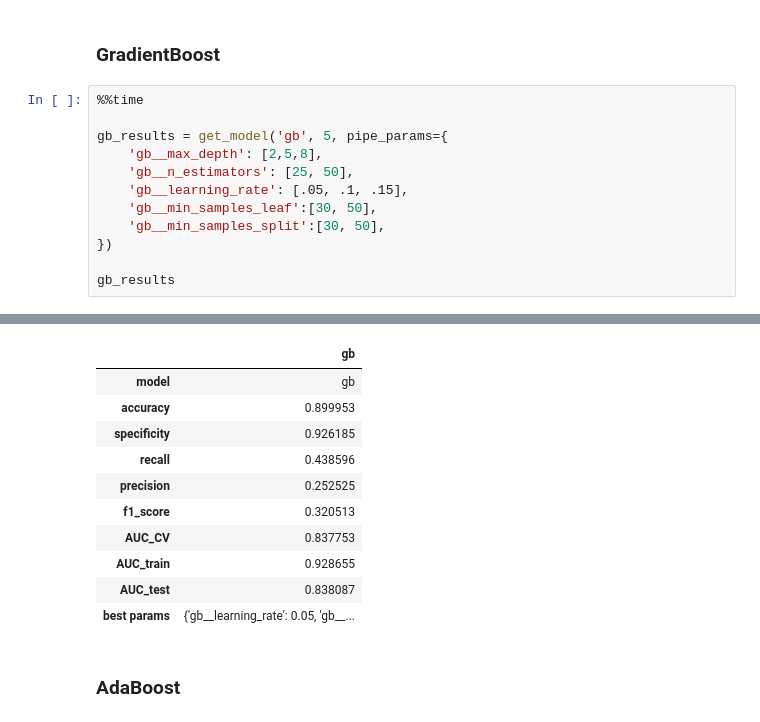
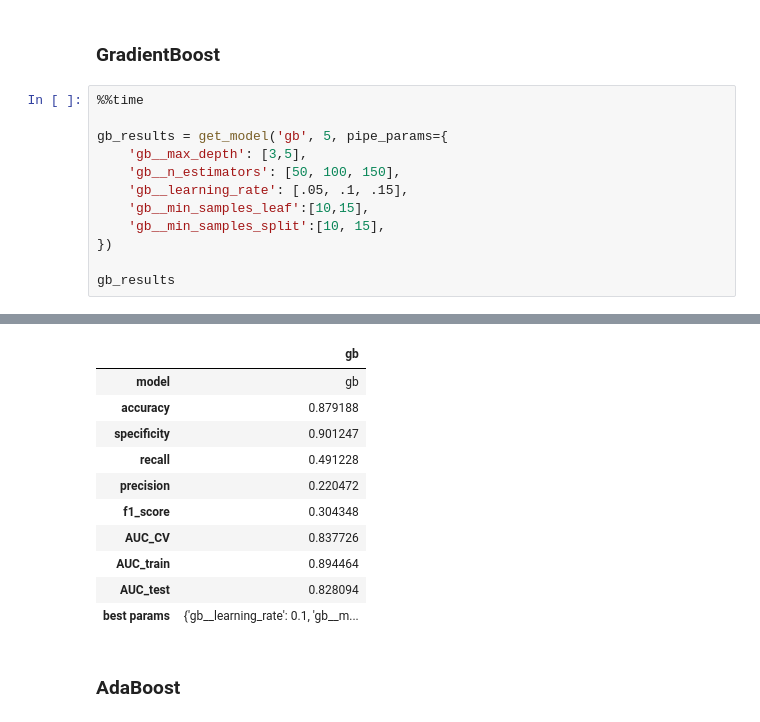
Before and after one commit to jh-mei/Group-4-Project, a Jupyter notebook: code/Part_2_Modelling.ipynb, the cells around one changed output, grey strips where cells are left out. Saved outputs shown, nothing was run; the diff lists cells and outputs as text.

```diff
--- a/code/Part_2_Modelling.ipynb
+++ b/code/Part_2_Modelling.ipynb
@@ -279,11 +286,11 @@ Wall time: 16.3 s
 %%time
 
 gb_results = get_model('gb', 5, pipe_params={
-    'gb__max_depth': [2,5,8],
-    'gb__n_estimators': [25, 50],
+    'gb__max_depth': [3,5],
+    'gb__n_estimators': [50, 100, 150],
     'gb__learning_rate': [.05, .1, .15],
-    'gb__min_samples_leaf':[30, 50],
-    'gb__min_samples_split':[30, 50],
+    'gb__min_samples_leaf':[10,15],
+    'gb__min_samples_split':[10, 15],
 })
 
 gb_results
@@ -294,14 +301,14 @@ Wall time: 4min 21s
 |  | gb |
 | model | gb |
-| accuracy | 0.899953 |
-| specificity | 0.926185 |
-| recall | 0.438596 |
-| precision | 0.252525 |
-| f1_score | 0.320513 |
-| AUC_CV | 0.837753 |
-| AUC_train | 0.928655 |
-| AUC_test | 0.838087 |
-| best params | {'gb__learning_rate': 0.05, 'gb__... |
+| accuracy | 0.879188 |
+| specificity | 0.901247 |
+| recall | 0.491228 |
+| precision | 0.220472 |
+| f1_score | 0.304348 |
+| AUC_CV | 0.837726 |
+| AUC_train | 0.894464 |
+| AUC_test | 0.828094 |
+| best params | {'gb__learning_rate': 0.1, 'gb__m... |
 # %% [markdown]
 ### AdaBoost
 # %%
```
Also changed, not shown: parts of 27 cells of this notebook, 3 other files.
